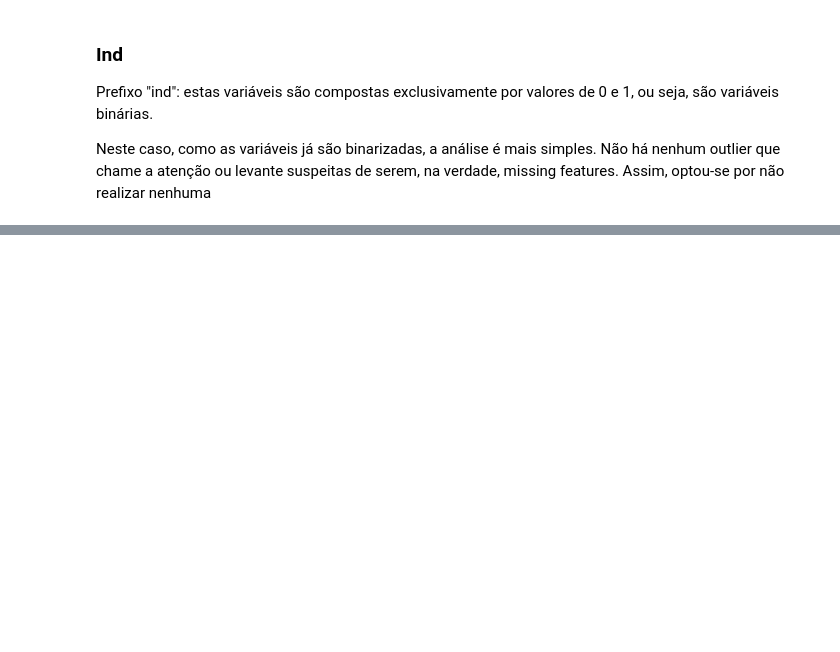
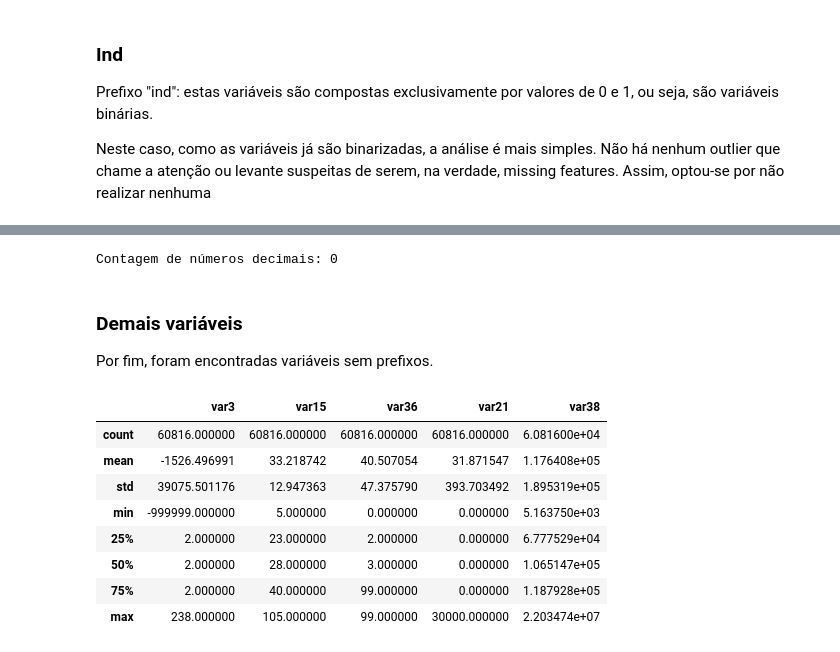
Before and after one commit to FelipeViacava/data-masters-case, a Jupyter notebook: 01-eda.ipynb, the cells around one changed output, grey strips where cells are left out. Saved outputs shown, nothing was run; the diff lists cells and outputs as text; code cells hidden in the pictures; blank space fills up the shorter version.

```diff
--- a/01-eda.ipynb
+++ b/01-eda.ipynb
@@ -349,0 +478,9 @@ df = anzc_ind.transform(df)
+# %%
+nfloat = df[num_cols].applymap(lambda x: 0 if x%1 == 0 else 1).sum().sum()
+print(f"Contagem de números decimais: {nfloat}")
+# %% [output]
+Contagem de números decimais: 0
+# %% [markdown]
+### Demais variáveis
+
+Por fim, foram encontradas variáveis sem prefixos.
@@ -349,0 +501,12 @@ df = anzc_ind.transform(df)
+# %%
+df[remaining_cols].describe()
+# %% [output]
+|  | var3 | var15 | var36 | var21 | var38 |
+| count | 60816.000000 | 60816.000000 | 60816.000000 | 60816.000000 | 6.081600e+04 |
+| mean | -1526.496991 | 33.218742 | 40.507054 | 31.871547 | 1.176408e+05 |
+| std | 39075.501176 | 12.947363 | 47.375790 | 393.703492 | 1.895319e+05 |
+| min | -999999.000000 | 5.000000 | 0.000000 | 0.000000 | 5.163750e+03 |
+| 25% | 2.000000 | 23.000000 | 2.000000 | 0.000000 | 6.777529e+04 |
+| 50% | 2.000000 | 28.000000 | 3.000000 | 0.000000 | 1.065147e+05 |
+| 75% | 2.000000 | 40.000000 | 99.000000 | 0.000000 | 1.187928e+05 |
+| max | 238.000000 | 105.000000 | 99.000000 | 30000.000000 | 2.203474e+07 |
```
Also changed, not shown: parts of 14 cells of this notebook, 1 other file.
